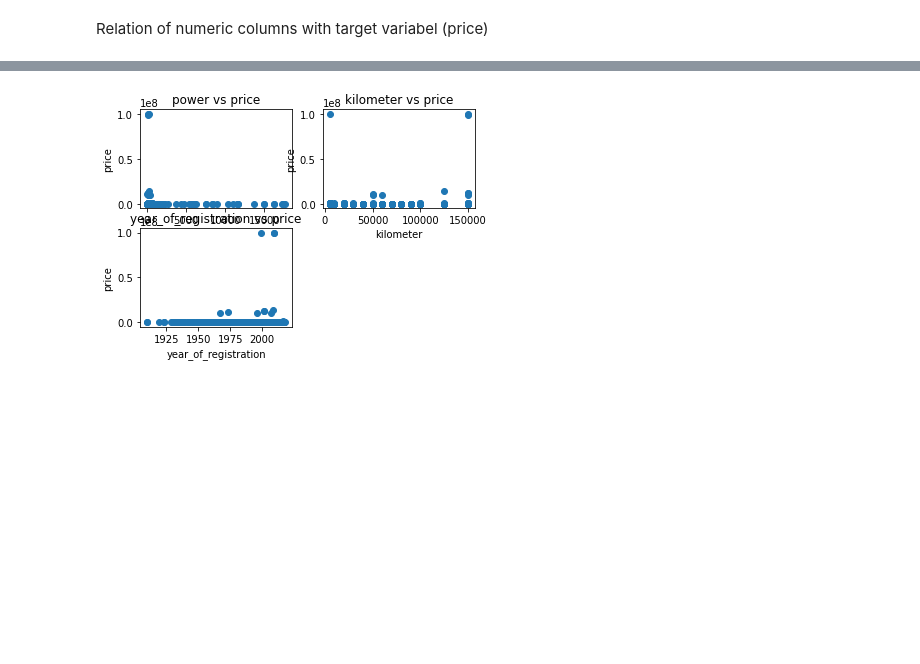
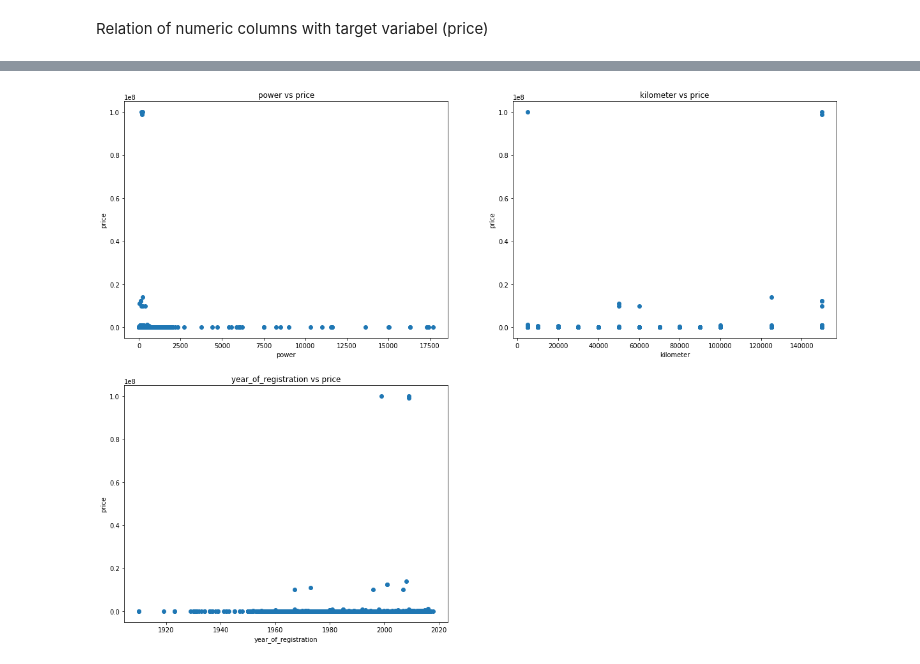
Before and after one commit to Vasan-th/Summer-School-2022, a Jupyter notebook: car-price-prediction.ipynb, the cells around one changed output, grey strips where cells are left out. Saved outputs shown, nothing was run; the diff lists cells and outputs as text; code cells hidden in the pictures; blank space fills up the shorter version.

Commit message:
Kaggle Notebook | car_price_prediction | Version 14

```diff
--- a/car-price-prediction.ipynb
+++ b/car-price-prediction.ipynb
@@ -251,14 +251,15 @@ train.describe(include = [numpy.number], exclude = 'category')
 | 75% | 156572.250000 | 8.600000e+03 | 2008.000000 | 150.000000 | 150000.000000 | 9.000000 | 72770.000000 |
 | max | 208763.000000 | 1.000000e+08 | 2018.000000 | 17700.000000 | 150000.000000 | 12.000000 | 99998.000000 |
 # %%
-def scatter_plot(fig_number, feature):
+def scatter_plot(fig_number, feature, data):
     plt.subplot(2,2,fig_number)
-    plt.scatter(train[feature].to_array(), train['price'].to_array())
+    plt.scatter(data[feature].to_array(), data['price'].to_array())
     plt.title(feature + ' vs price')
     plt.xlabel(feature)
     plt.ylabel('price')
 # %%
+plt.figure(figsize = (20,15))
 for i,feature in enumerate(['power', 'kilometer', 'year_of_registration'],1):
-    scatter_plot(i, feature)
+    scatter_plot(i, feature, train)
 # %% [output]
-[figure, old version]
+[figure, new version]
```
Also changed, not shown: parts of 3 cells of this notebook.
